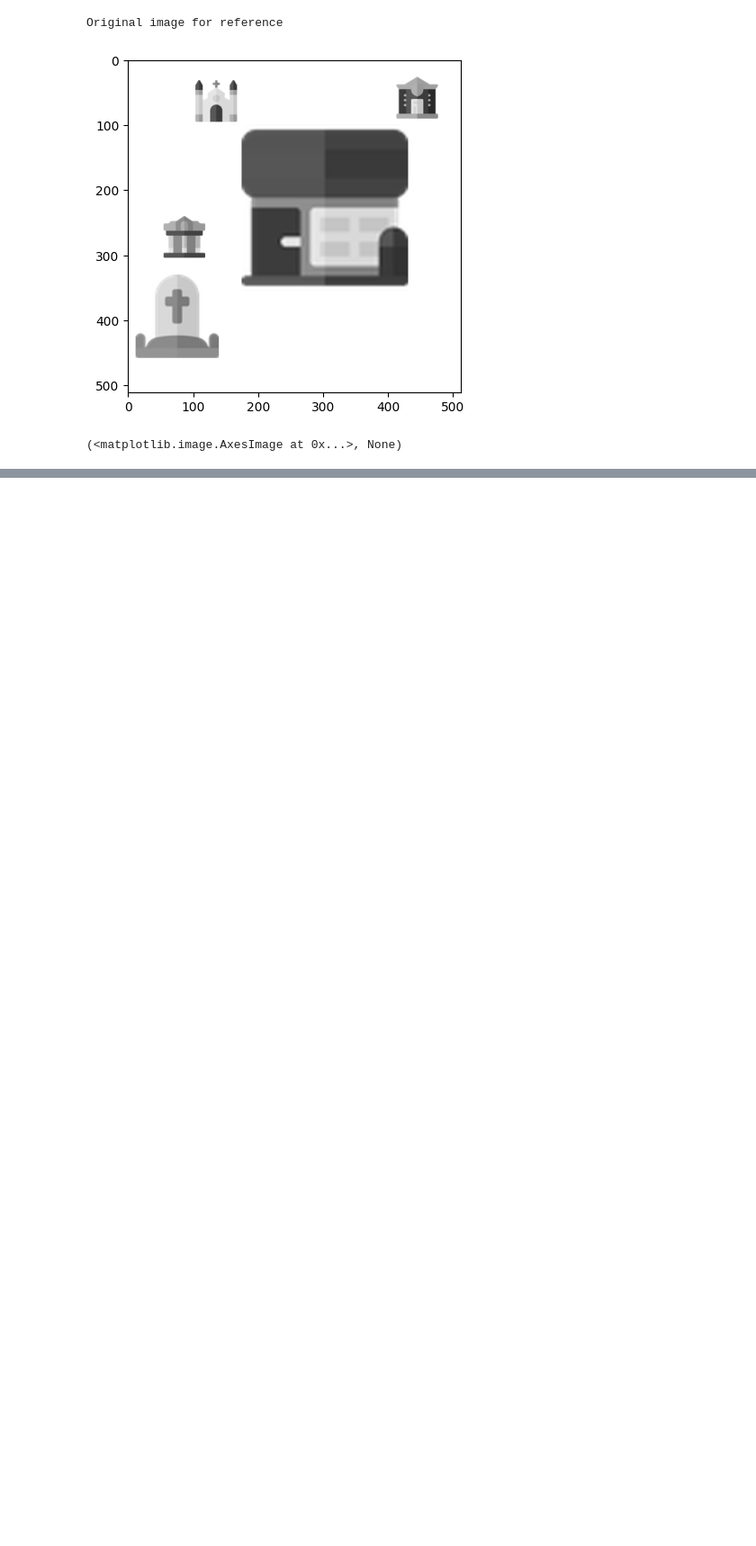
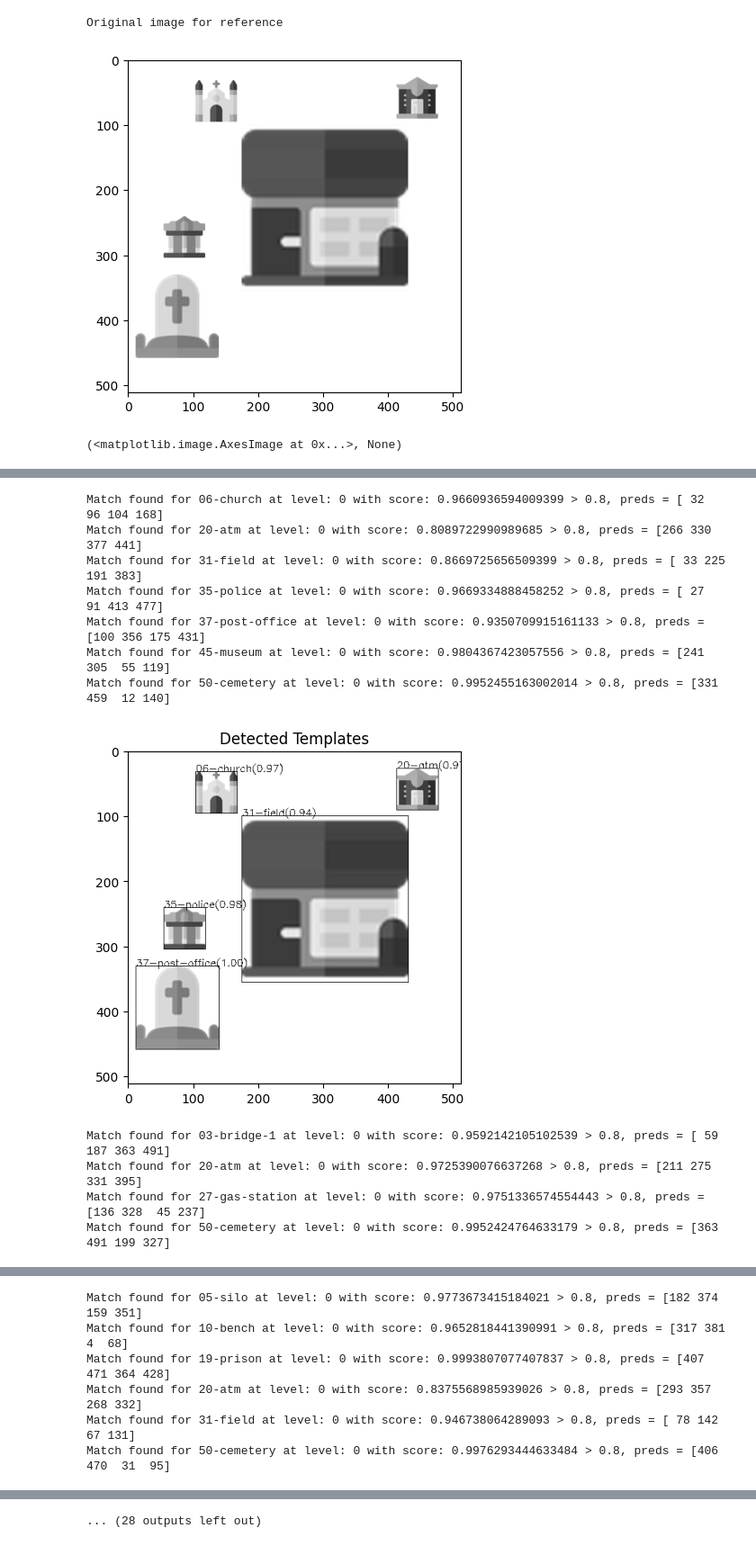
Before and after one commit to coeus-uk/computer-vision, a Jupyter notebook: Task2.ipynb, the cells around one changed output, grey strips where cells are left out. Shown at 90% size. Saved outputs shown, nothing was run; the diff lists cells and outputs as text; code cells hidden in the pictures; blank space fills up the shorter version.

```diff
--- a/Task2.ipynb
+++ b/Task2.ipynb
@@ -158,0 +175,28 @@ def laplace(img, left, right, top, bot):
+# %%
+image_pyramid_levels = 5
+images = task2.images_with_annotations(Path("Task2Dataset"))
+templates = task2.template_pyramid_by_classname(Path("IconDataset", "png"))
+templates = [(classname, pyr) for (classname, pyr) in templates]
+
+for img, annotations in images:
+    img_pyr = task2.gaussian_pyrarmid(img, image_pyramid_levels)
+    classnames, scores, pred_boxes = task2.predict_all_templates(img_pyr, templates)
+    task2.non_max_suppression(pred_boxes, scores)
+    task2.annotate_predictions(img, classnames, scores, pred_boxes)
+
+    plt.imshow(img, cmap='gray')
+    plt.title('Detected Templates')
+    plt.show()
+# %% [output]
+Match found for 06-church at level: 0 with score: 0.9660936594009399 > 0.8, preds = [ 32  96 104 168]
+Match found for 20-atm at level: 0 with score: 0.8089722990989685 > 0.8, preds = [266 330 377 441]
+Match found for 31-field at level: 0 with score: 0.8669725656509399 > 0.8, preds = [ 33 225 191 383]
+Match found for 35-police at level: 0 with score: 0.9669334888458252 > 0.8, preds = [ 27  91 413 477]
+Match found for 37-post-office at level: 0 with score: 0.9350709915161133 > 0.8, preds = [100 356 175 431]
+Match found for 45-museum at level: 0 with score: 0.9804367423057556 > 0.8, preds = [241 305  55 119]
+Match found for 50-cemetery at level: 0 with score: 0.9952455163002014 > 0.8, preds = [331 459  12 140]
+[figure, added]
+Match found for 03-bridge-1 at level: 0 with score: 0.9592142105102539 > 0.8, preds = [ 59 187 363 491]
+Match found for 20-atm at level: 0 with score: 0.9725390076637268 > 0.8, preds = [211 275 331 395]
+Match found for 27-gas-station at level: 0 with score: 0.9751336574554443 > 0.8, preds = [136 328  45 237]
+Match found for 50-cemetery at level: 0 with score: 0.9952424764633179 > 0.8, preds = [363 491 199 327]
@@ -158,0 +204,6 @@ def laplace(img, left, right, top, bot):
+Match found for 05-silo at level: 0 with score: 0.9773673415184021 > 0.8, preds = [182 374 159 351]
+Match found for 10-bench at level: 0 with score: 0.9652818441390991 > 0.8, preds = [317 381   4  68]
+Match found for 19-prison at level: 0 with score: 0.9993807077407837 > 0.8, preds = [407 471 364 428]
+Match found for 20-atm at level: 0 with score: 0.8375568985939026 > 0.8, preds = [293 357 268 332]
+Match found for 31-field at level: 0 with score: 0.946738064289093 > 0.8, preds = [ 78 142  67 131]
+Match found for 50-cemetery at level: 0 with score: 0.9976293444633484 > 0.8, preds = [406 470  31  95]
@@ -158,0 +231 @@ def laplace(img, left, right, top, bot):
+... (28 outputs left out)
```
Also changed, not shown: parts of 7 cells of this notebook, 2 other files.
